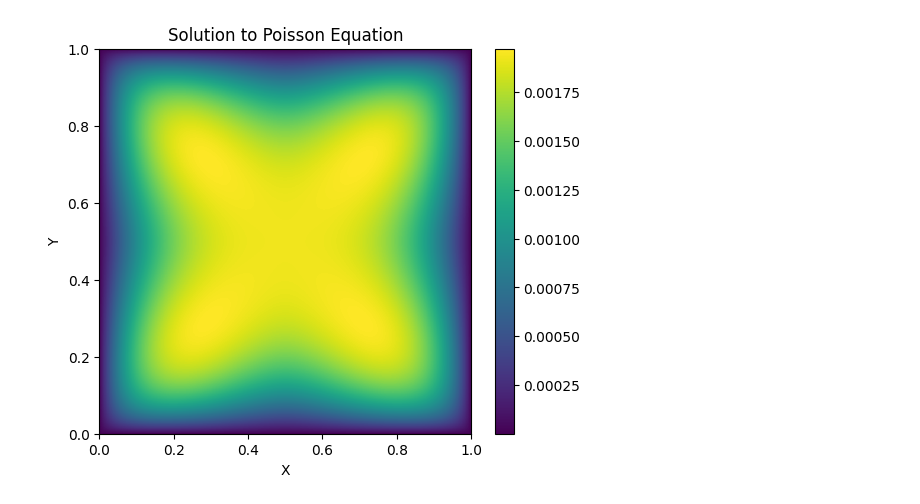
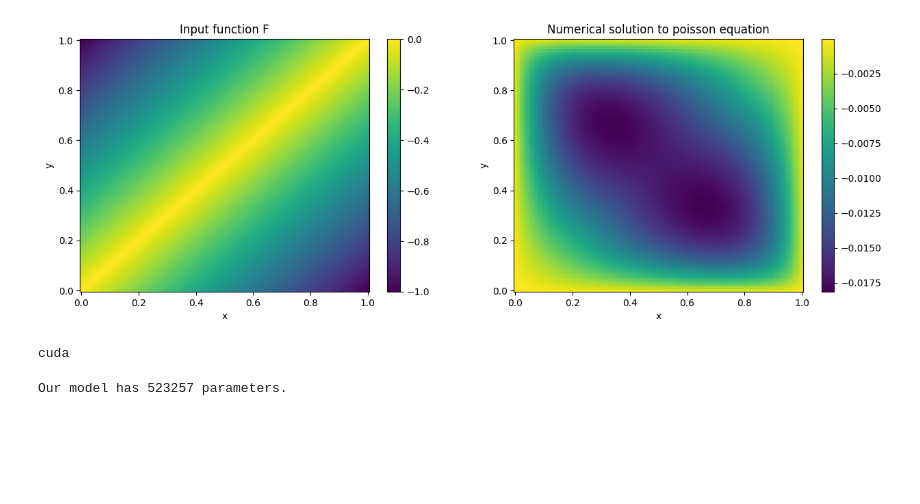
Before and after one commit to frasermartinx/MScProject, a Jupyter notebook: Ground_Truth.ipynb, the cells around one changed output. Cells and saved outputs as stored; diff of their text form; code cells hidden in the pictures; blank space fills up the shorter version.

Commit message:
Messing with functions plotting and solving

```diff
--- a/Ground_Truth.ipynb
+++ b/Ground_Truth.ipynb
@@ -3,41 +3,95 @@ import numpy as np
 import matplotlib.pyplot as plt
 import scipy.sparse as sp
 import scipy.sparse.linalg
+import torch
 
-N = 1000
+N = 100
 h = 1.0 / (N - 1)
 x = np.linspace(0, 1, N)
 y = np.linspace(0, 1, N)
 X, Y = np.meshgrid(x, y)
 
 # Define f
-F = -np.abs(X-0.5) *np.abs(Y-0.5)
+F = np.abs(X- 0.5) + np.abs(Y-0.5)
+F = -np.abs(X-Y)
 
+#redefine for numerical solver
+F = -F
 # Initialize the sparse matrix A
 main_diagonal = np.ones(N**2) * -4 / h**2
 offset_diagonals = np.ones(N**2 - 1) / h**2
 offset_diagonals[N-1::N] = 0  # Fix the boundary effects where wrap-around occurs
 far_diagonals = np.ones(N**2 - N) / h**2
 
 # Create the sparse matrix A using diags
 A = sp.diags(
     [main_diagonal, offset_diagonals, offset_diagonals, far_diagonals, far_diagonals],
     [0, -1, 1, -N, N], shape=(N**2, N**2), format='csr')
 
 # Apply boundary conditions (zero boundary conditions applied by default)
 F = F.ravel()
 
+
+
 # Solve the linear system
 u = scipy.sparse.linalg.spsolve(A, F)
 U = u.reshape((N, N))
 
+F = F.reshape(X.shape)
+
+#return F to before
+F = -F
 # Plotting
-plt.figure(figsize=(6, 5))
-plt.pcolormesh(X,Y,U)
-plt.colorbar()
-plt.title('Solution to Poisson Equation')
-plt.xlabel('X')
-plt.ylabel('Y')
+fig, axs = plt.subplots(nrows = 1, ncols = 2)
+fig.set_figwidth(15)
+
+fig1 = axs[0].pcolormesh(X,Y,F)
+fig.colorbar(fig1)
+axs[0].set_title("Input function F")
+axs[0].set_xlabel("x")
+axs[0].set_ylabel("y")
+
+
+
+fig2 = axs[1].pcolormesh(X,Y,U)
+fig.colorbar(fig2)
+axs[1].set_title("Numerical solution to poisson equation")
+axs[1].set_xlabel("x")
+axs[1].set_ylabel("y")
 plt.show()
+
+
+
+#save input function
+
+F = torch.tensor(F)[None,None,:]
+torch.save(F,"../finput.pt")
 # %% [output]
-[figure, old version]
+[figure, new version]
+# %%
+
+import matplotlib.pyplot as plt
+import sys
+from neuralop.models import FNO
+
+from neuralop.training import Trainer
+
+from neuralop.utils import count_model_params
+from neuralop import LpLoss, H1Loss
+from neuralop.training import CheckpointCallback
+from neuralop.datasets.tensor_dataset import TensorDataset
+from neuralop.datasets.output_encoder import UnitGaussianNormalizer
+from neuralop.datasets.transforms import PositionalEmbedding2D
+from neuralop.datasets.data_transforms import DefaultDataProcessor
+device = torch.device("cuda" if torch.cuda.is_available() else "cpu")
+print(device)
+# %% [output]
+cuda
+# %%
+model = FNO(n_modes=(16, 16), hidden_channels=32, projection_channels=64, factorization='tucker', rank=0.42)
+model = model.to(device)
+n_params = count_model_params(model)
+print(f'\nOur model has {n_params} parameters.')
+sys.stdout.flush()
+# %% [output]
+Our model has 523257 parameters.
```
Also changed, not shown: parts of 5 cells of this notebook, 4 other files.
